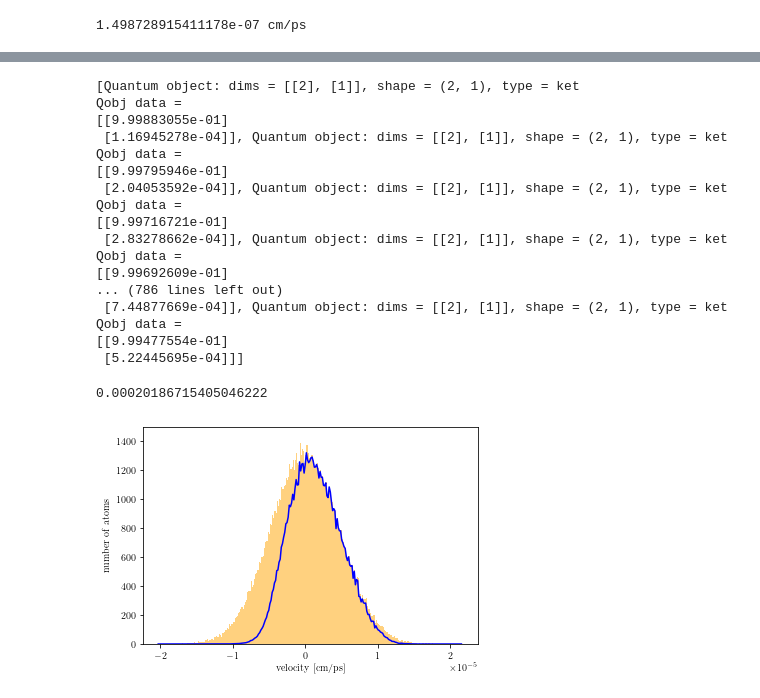
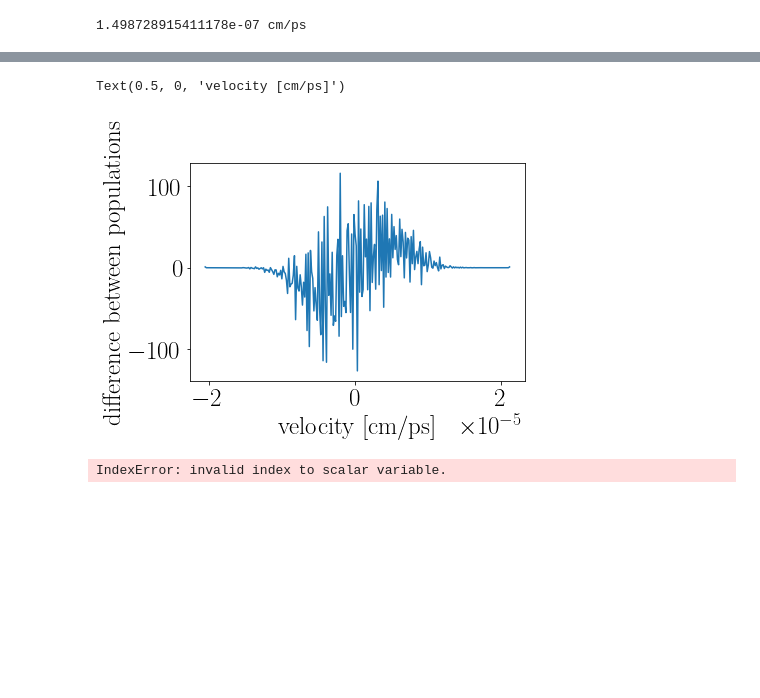
Before and after one commit to Yanaiski/master_thesis, a Jupyter notebook: basic_cmt.ipynb, the cells around one changed output, grey strips where cells are left out. Drawn from its saved outputs; the diff is of its cells as text; code cells hidden in the pictures; blank space fills up the shorter version.

```diff
--- a/basic_cmt.ipynb
+++ b/basic_cmt.ipynb
@@ -131,0 +124,18 @@ plt.show()
+# %%
+diff = np.asarray(states[1]-states_after_one_pulse[1])
+plt.plot(velocity_bins, diff)
+plt.ylabel("difference between populations")
+plt.xlabel("velocity [cm/ps]")
+# %% [output]
+Text(0.5, 0, 'velocity [cm/ps]')
+[figure, added]
+# %%
+test_detuning = 2*np.pi*(-152e-3) #THz
+test_chirp = 0 #THz
+test_rabi0 = 2*np.pi*(240e-3) #THz
+test_states = evolve(omega0,test_detuning,test_chirp,test_rabi0,pulse_duration)
+test_final_pops = np.asarray([np.abs(final_states[i][1][0][0]) for i in range(len(final_states))])
+test_states_after_one_pulse = update_states(states[1],test_final_pops)
+test_diff = np.asarray(states[1]-test_states_after_one_pulse[1])
+# %% [output]
+IndexError: invalid index to scalar variable.
@@ -151,34 +150,11 @@ def evolve_train(omega0,detuning,chirp,rabi0,pulse_duration,previous_states):
-# %%
-final_states2 = evolve_train(omega0,detuning,chirp,rabi0,pulse_duration,final_states)
-# %% [output]
-[Quantum object: dims = [[2], [1]], shape = (2, 1), type = ket
-Qobj data =
-[[9.99883055e-01]
- [1.16945278e-04]], Quantum object: dims = [[2], [1]], shape = (2, 1), type = ket
-Qobj data =
-[[9.99795946e-01]
- [2.04053592e-04]], Quantum object: dims = [[2], [1]], shape = (2, 1), type = ket
-Qobj data =
-[[9.99716721e-01]
- [2.83278662e-04]], Quantum object: dims = [[2], [1]], shape = (2, 1), type = ket
-Qobj data =
-[[9.99692609e-01]
-... (786 lines left out)
- [7.44877669e-04]], Quantum object: dims = [[2], [1]], shape = (2, 1), type = ket
-Qobj data =
-[[9.99477554e-01]
- [5.22445695e-04]]]
-# %%
-print(final_states2[1])
-# %% [output]
-0.00020186715405046222
 # %%
-final_pops2 = np.asarray([np.abs(final_states2[i]) for i in range(len(final_states2))])
-hist = plt.hist(velocities,bins=N_bins,alpha=0.5,color="orange")
-plt.xlabel("velocity [cm/ps]")
-plt.ylabel("number of atoms")
-plt.ylim(0,1500)
-plt.plot(velocity_bins,final_pops*populations,color="blue")
-plt.show()
+interactions = final_states#evolve(omega0,detuning,chirp,rabi0,pulse_duration)
+list_of_populations = []
+list_of_interactions = []
+for i in range(10):
+    interactions_arr = np.asarray([np.abs(interactions[i][1][0][0]) for i in range(N_bins)])
+    list_of_interactions.append(interactions_arr)
+    list_of_populations.append(interactions_arr*populations)
+    # commented out since we're not updating velocities yet
+    #populations = update_states(populations,interactions)
+    interactions = evolve_train(omega0,detuning,chirp,rabi0,pulse_duration,interactions)
-# %% [output]
-[figure, removed]
```
Also changed, not shown: parts of 13 cells of this notebook, 3 other files.
